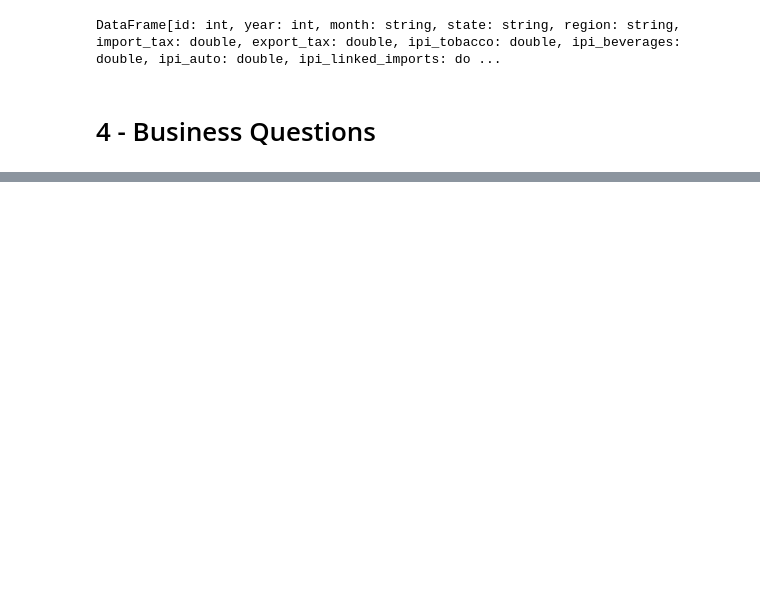
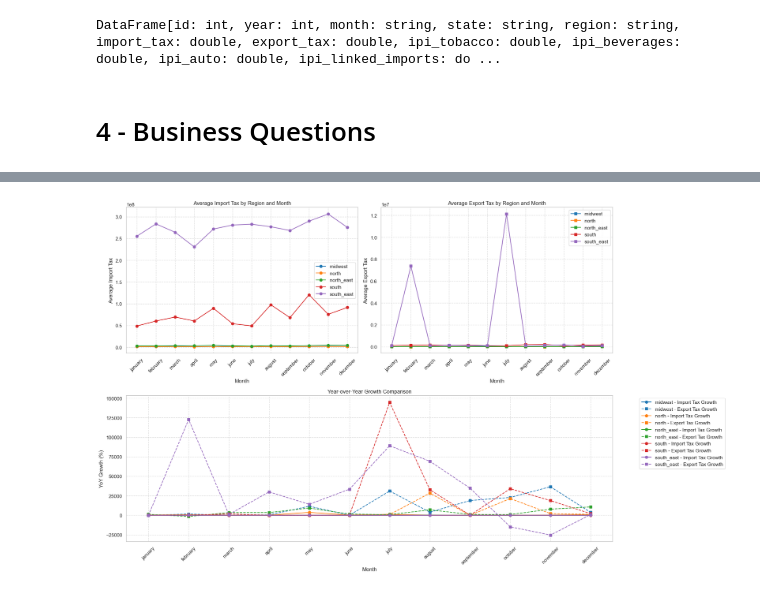
Before and after one commit to FredAlissonx/Revenue-By-State, a Jupyter notebook: data_analysis/analysis.ipynb, the cells around one changed output, grey strips where cells are left out. Saved outputs shown, nothing was run; the diff lists cells and outputs as text; code cells hidden in the pictures; blank space fills up the shorter version.

```diff
--- a/data_analysis/analysis.ipynb
+++ b/data_analysis/analysis.ipynb
@@ -100,0 +314,2 @@ DataFrame[id: int, year: int, month: string, state: string, region: string, impo
+# %%
+tax_cont_cols: list[str] = ["state", "income_tax_individual", "income_tax_financial", "income_tax_other"]
@@ -100,0 +631,96 @@ DataFrame[id: int, year: int, month: string, state: string, region: string, impo
+# %%
+summary_view_pd = summary_view.toPandas()
+# %%
+# Convert month to datetime for proper ordering
+month_order = ['january', 'february', 'march', 'april', 'may', 'june',
+                'july', 'august', 'september', 'october', 'november', 'december']
+summary_view_pd['month'] = pd.Categorical(summary_view_pd['month'], categories=month_order, ordered=True)
+
+# Set up the figure with GridSpec
+fig = plt.figure(figsize=(20, 12))
+gs = GridSpec(2, 2, figure=fig)
+
+# Define colors for regions
+colors = ['#1f77b4', '#ff7f0e', '#2ca02c', '#d62728', '#9467bd']
+
+# 1. Import Tax Seasonal Pattern
+ax1 = fig.add_subplot(gs[0, 0])
+regions = summary_view_pd['region'].unique()
+
+for idx, region in enumerate(regions):
+    region_data = summary_view_pd[summary_view_pd['region'] == region]
+    ax1.plot(range(len(month_order)), region_data['avg_import_tax'],
+            marker='o', label=region, color=colors[idx % len(colors)])
+
+ax1.set_xticks(range(len(month_order)))
+ax1.set_xticklabels(month_order, rotation=45)
+ax1.set_title('Average Import Tax by Region and Month')
+ax1.set_xlabel('Month')
+ax1.set_ylabel('Average Import Tax')
+ax1.grid(True, linestyle='--', alpha=0.7)
+ax1.legend()
+
+# 2. Export Tax Seasonal Pattern
+ax2 = fig.add_subplot(gs[0, 1])
+
+for idx, region in enumerate(regions):
+    region_data = summary_view_pd[summary_view_pd['region'] == region]
+    ax2.plot(range(len(month_order)), region_data['avg_export_tax'],
+            marker='s', label=region, color=colors[idx % len(colors)])
+
+ax2.set_xticks(range(len(month_order)))
+ax2.set_xticklabels(month_order, rotation=45)
+ax2.set_title('Average Export Tax by Region and Month')
+ax2.set_xlabel('Month')
+ax2.set_ylabel('Average Export Tax')
+ax2.grid(True, linestyle='--', alpha=0.7)
+ax2.legend()
+
+# 3. Year-over-Year Growth Comparison
+ax3 = fig.add_subplot(gs[1, :])
+
+for idx, region in enumerate(regions):
+    region_data = summary_view_pd[summary_view_pd['region'] == region]
+
+    # Import tax growth
+    ax3.plot(range(len(month_order)), region_data['avg_yoy_growth_import_tax'],
+            marker='o', linestyle='-',
+            label=f'{region} - Import Tax Growth',
+            color=colors[idx % len(colors)])
+
+    # Export tax growth
+    ax3.plot(range(len(month_order)), region_data['avg_yoy_growth_export_tax'],
+            marker='s', linestyle='--',
+            label=f'{region} - Export Tax Growth',
+            color=colors[idx % len(colors)])
+
+ax3.set_xticks(range(len(month_order)))
+ax3.set_xticklabels(month_order, rotation=45)
+ax3.set_title('Year-over-Year Growth Comparison')
+ax3.set_xlabel('Month')
+ax3.set_ylabel('YoY Growth (%)')
+ax3.grid(True, linestyle='--', alpha=0.7)
+ax3.legend(bbox_to_anchor=(1.05, 1), loc='upper left')
+
+# Adjust layout and display
+plt.tight_layout()
+plt.show()
+
+# Create an additional visualization for tax type dominance
+plt.figure(figsize=(12, 6))
+tax_dominance = summary_view_pd.groupby(['region', 'dominant_tax_type']).size().unstack()
+
+# Create stacked bar chart
+bottom = np.zeros(len(tax_dominance.index))
+for col in tax_dominance.columns:
+    plt.bar(tax_dominance.index, tax_dominance[col], bottom=bottom, label=col)
+    bottom += tax_dominance[col]
+
+plt.title('Tax Type Dominance by Region')
+plt.xlabel('Region')
+plt.ylabel('Count of Months')
+plt.legend(title='Dominant Tax Type')
+plt.tight_layout()
+plt.show()
+# %% [output]
+[figure, added]
```
Also changed, not shown: parts of 67 cells of this notebook, 1 other file.
